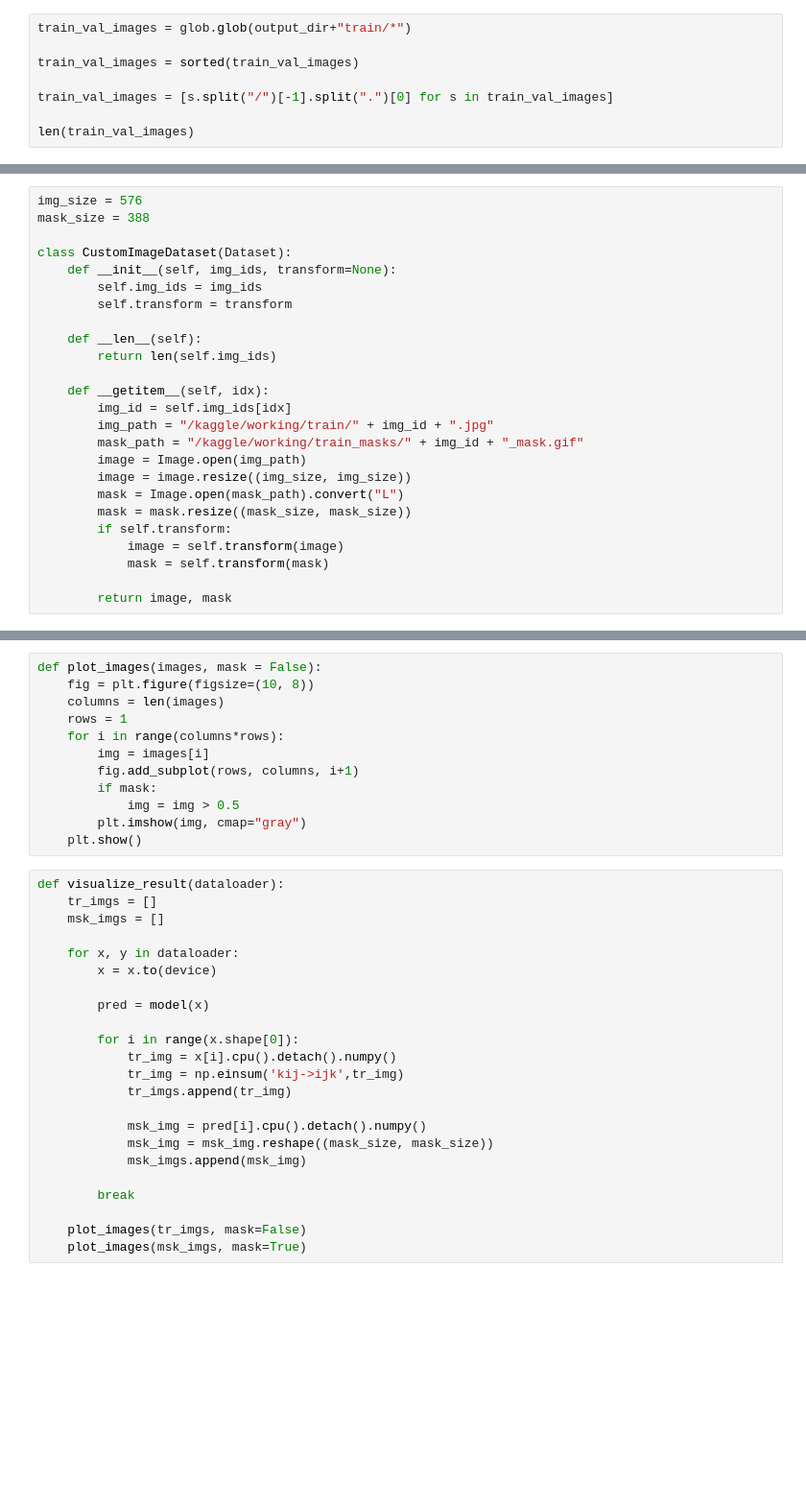
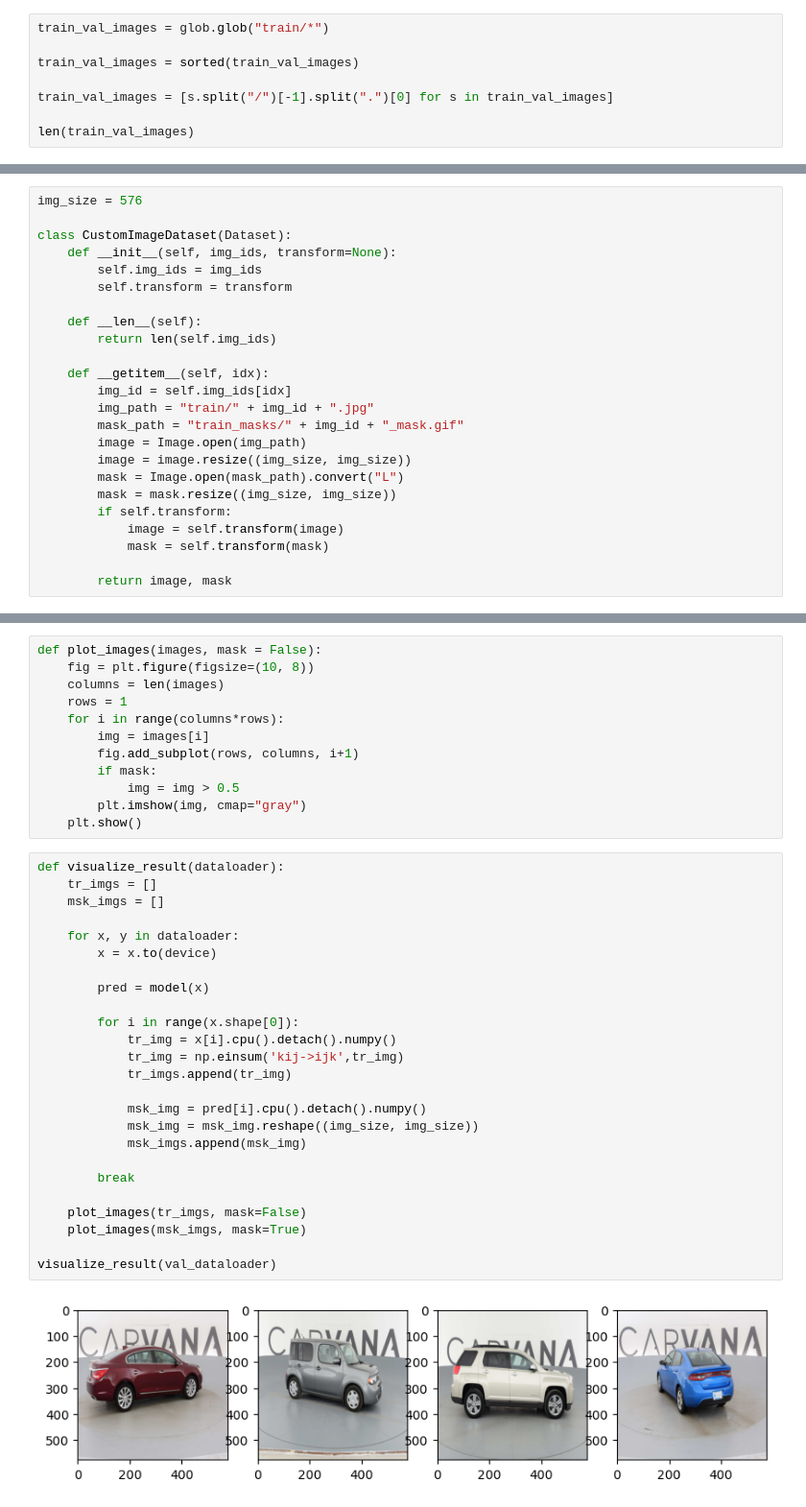
Before and after one commit to Rounak-28/Unet-pytorch, a Jupyter notebook: UNet.ipynb, the cells around one changed output, grey strips where cells are left out. Shown at 96% size. Drawn from its saved outputs; the diff is of its cells as text; blank space fills up the shorter version.

Commit message:
Kaggle Notebook | UNet-segmentation | Version 4

```diff
--- a/UNet.ipynb
+++ b/UNet.ipynb
@@ -56,5 +60,5 @@ with zipfile.ZipFile(input_dir+"sample_submission.csv.zip", 'r') as zip_ref:
 # %%
-train_val_images = glob.glob(output_dir+"train/*")
+train_val_images = glob.glob("train/*")
 
 train_val_images = sorted(train_val_images)
 
@@ -75,7 +89,6 @@ len(train_images),len(val_images)
 (4579, 509)
 # %%
 img_size = 576
-mask_size = 388
 
 class CustomImageDataset(Dataset):
     def __init__(self, img_ids, transform=None):
@@ -87,12 +100,12 @@ class CustomImageDataset(Dataset):
 
     def __getitem__(self, idx):
         img_id = self.img_ids[idx]
-        img_path = "/kaggle/working/train/" + img_id + ".jpg"
-        mask_path = "/kaggle/working/train_masks/" + img_id + "_mask.gif"
+        img_path = "train/" + img_id + ".jpg"
+        mask_path = "train_masks/" + img_id + "_mask.gif"
         image = Image.open(img_path)
         image = image.resize((img_size, img_size))
         mask = Image.open(mask_path).convert("L")
-        mask = mask.resize((mask_size, mask_size))
+        mask = mask.resize((img_size, img_size))
         if self.transform:
             image = self.transform(image)
             mask = self.transform(mask)
@@ -297,23 +391,27 @@ def plot_images(images, mask = False):
 # %%
 def visualize_result(dataloader):
     tr_imgs = []
     msk_imgs = []
 
     for x, y in dataloader:
         x = x.to(device)
 
         pred = model(x)
 
         for i in range(x.shape[0]):
             tr_img = x[i].cpu().detach().numpy()
             tr_img = np.einsum('kij->ijk',tr_img)
             tr_imgs.append(tr_img)
 
             msk_img = pred[i].cpu().detach().numpy()
-            msk_img = msk_img.reshape((mask_size, mask_size))
+            msk_img = msk_img.reshape((img_size, img_size))
             msk_imgs.append(msk_img)
 
         break
 
     plot_images(tr_imgs, mask=False)
     plot_images(msk_imgs, mask=True)
+
+visualize_result(val_dataloader)
+# %% [output]
+[figure, added]
```
Also changed, not shown: parts of 19 cells of this notebook.
